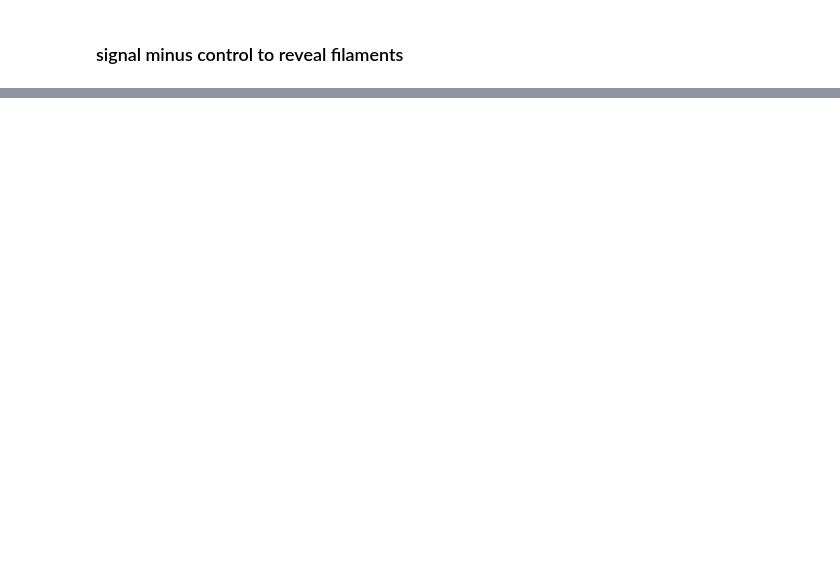
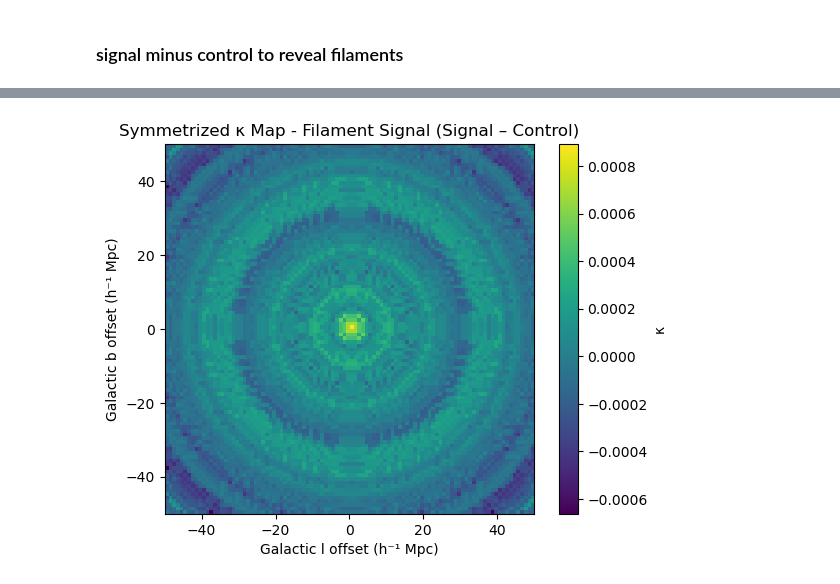
Before and after one commit to carolinewu327/astrophysics, a Jupyter notebook: subtracted_revealing_filaments.ipynb, the cells around one changed output, grey strips where cells are left out. Drawn from its saved outputs; the diff is of its cells as text; code cells hidden in the pictures; blank space fills up the shorter version.

```diff
--- a/subtracted_revealing_filaments.ipynb
+++ b/subtracted_revealing_filaments.ipynb
@@ -63,0 +67,18 @@ plt.show()
+# %%
+# --- Plot symmetrized map ---
+kappa_sym = symmetrize_map(filaments)
+
+box_size_hmpc = 100.0 # Mpc/h
+grid_size = 100
+cell_size_hmpc = box_size_hmpc / grid_size
+half_box_hmpc = box_size_hmpc / 2
+extent = [-half_box_hmpc, half_box_hmpc, -half_box_hmpc, half_box_hmpc]
+
+plt.imshow(kappa_sym, origin='lower', extent=extent, cmap='viridis')
+plt.colorbar(label='κ')
+plt.xlabel("Galactic l offset (h⁻¹ Mpc)")
+plt.ylabel("Galactic b offset (h⁻¹ Mpc)")
+plt.title("Symmetrized κ Map - Filament Signal (Signal – Control)")
+plt.show()
+# %% [output]
+[figure, added]
```
Also changed, not shown: parts of 4 cells of this notebook, 1 other file.
